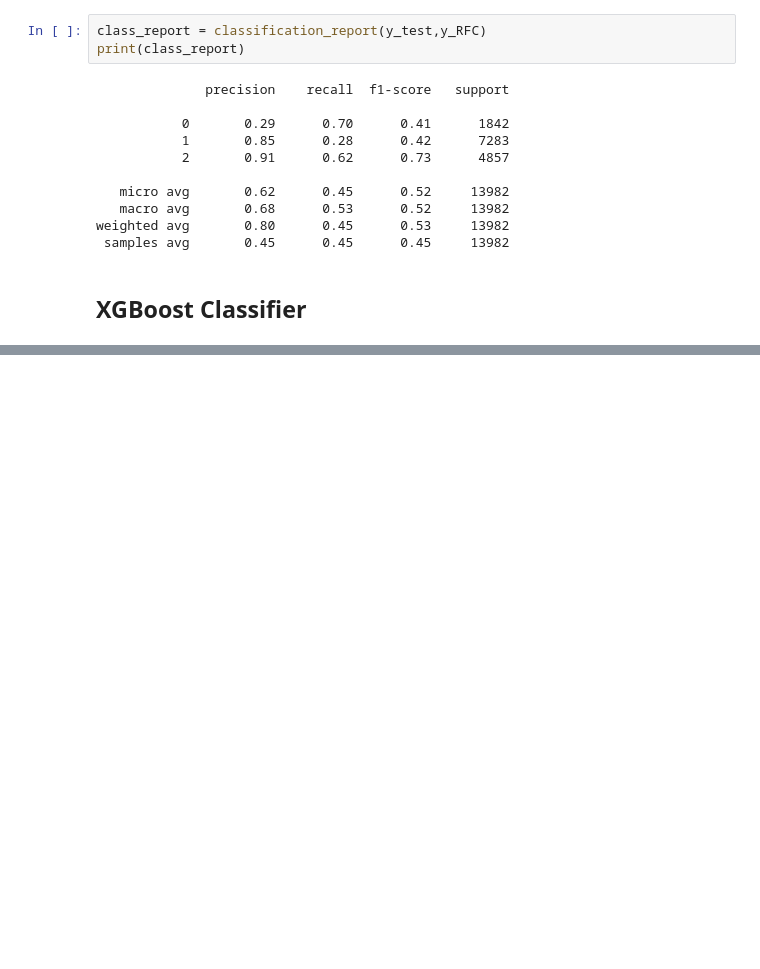
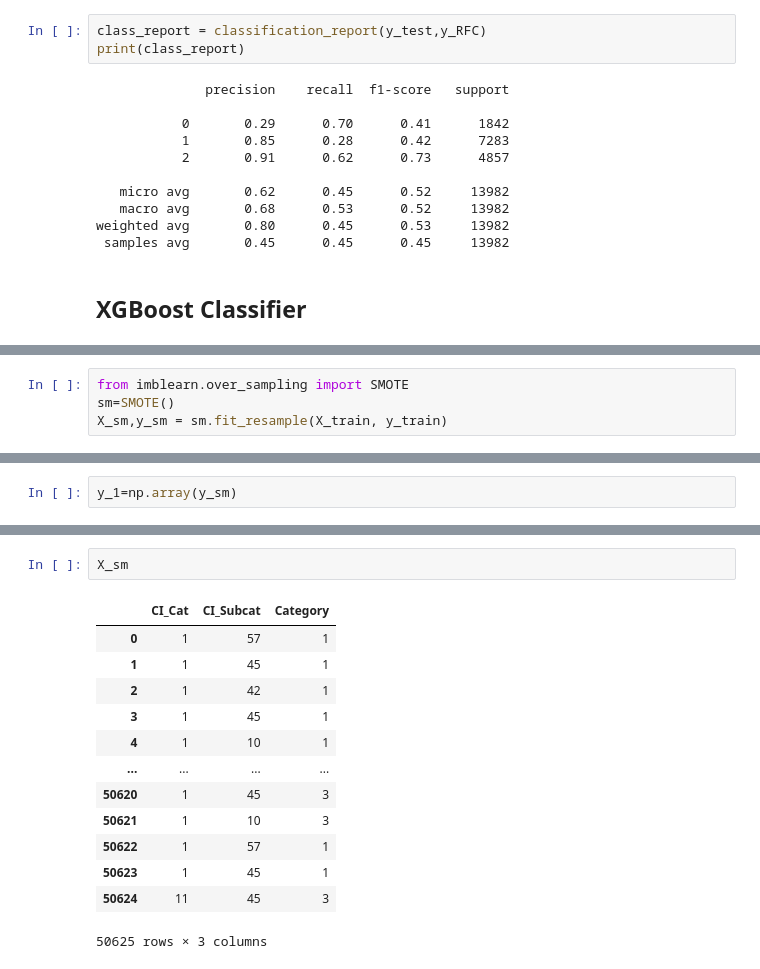
Before and after one commit to SHASHANKV9611/ABC-Tech-ITSM---ML, a Jupyter notebook: ABC_Tech.ipynb, the cells around one changed output, grey strips where cells are left out. Drawn from its saved outputs; the diff is of its cells as text; blank space fills up the shorter version.

```diff
--- a/ABC_Tech.ipynb
+++ b/ABC_Tech.ipynb
@@ -748,0 +777,4 @@ weighted avg       0.80      0.45      0.53     13982
+# %%
+from imblearn.over_sampling import SMOTE
+sm=SMOTE()
+X_sm,y_sm = sm.fit_resample(X_train, y_train)
@@ -749,3 +788,5 @@ weighted avg       0.80      0.45      0.53     13982
+# %%
+y_1=np.array(y_sm)
 # %%
 import pandas as pd
 from sklearn.linear_model import LogisticRegression
@@ -774,0 +821,16 @@ ValueError: ignored
+# %%
+X_sm
+# %% [output]
+|  | CI_Cat | CI_Subcat | Category |
+| 0 | 1 | 57 | 1 |
+| 1 | 1 | 45 | 1 |
+| 2 | 1 | 42 | 1 |
+| 3 | 1 | 45 | 1 |
+| 4 | 1 | 10 | 1 |
+| ... | ... | ... | ... |
+| 50620 | 1 | 45 | 3 |
+| 50621 | 1 | 10 | 3 |
+| 50622 | 1 | 57 | 1 |
+| 50623 | 1 | 45 | 1 |
+| 50624 | 11 | 45 | 3 |
+50625 rows × 3 columns
```
Also changed, not shown: parts of 9 cells of this notebook.
